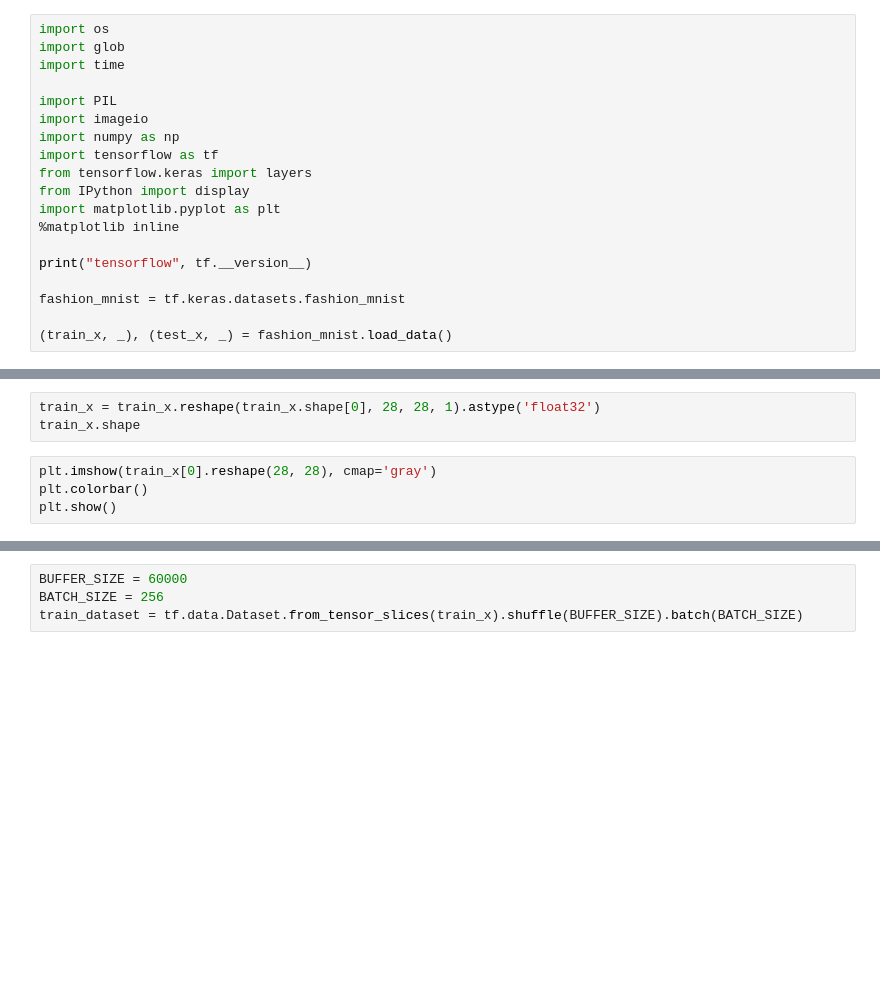
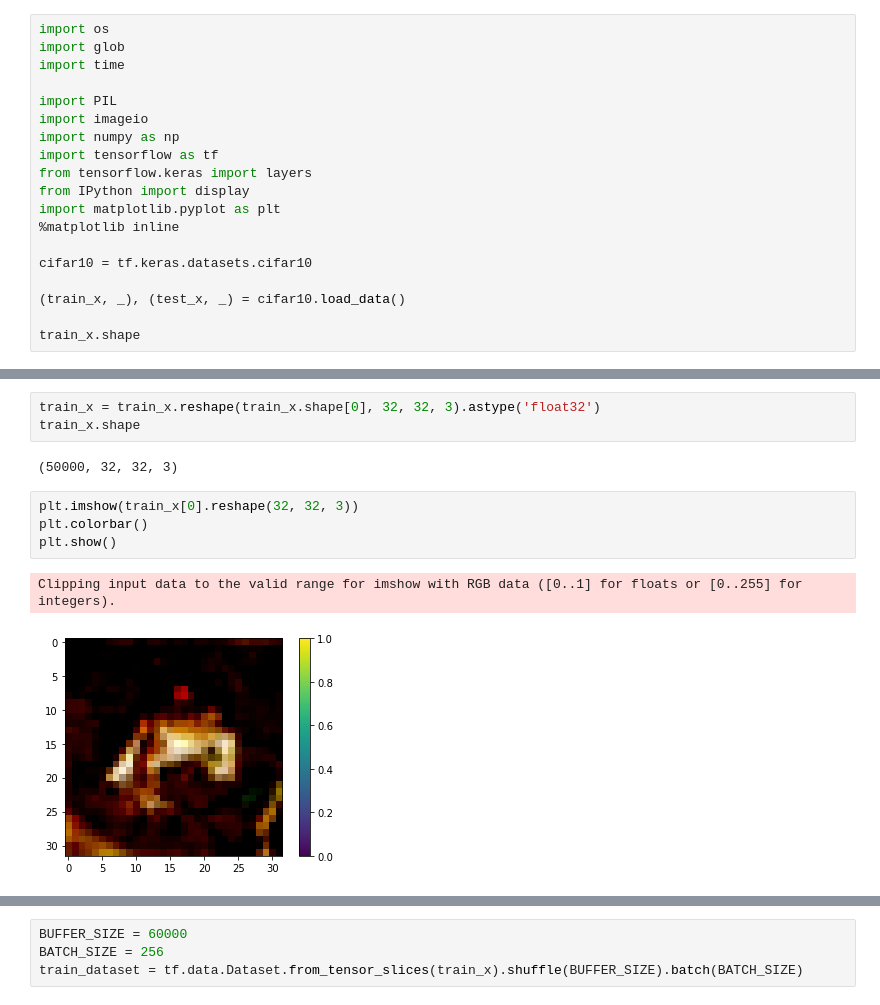
Before and after one commit to Jeonda/aiffel, a Jupyter notebook: [E12]CIFAR-10_GAN.ipynb, the cells around one changed output, grey strips where cells are left out. Cells and saved outputs as stored; diff of their text form; blank space fills up the shorter version.

```diff
--- a/[E12]CIFAR-10_GAN.ipynb
+++ b/[E12]CIFAR-10_GAN.ipynb
@@ -14,9 +19,9 @@ from IPython import display
 import matplotlib.pyplot as plt
 %matplotlib inline
 
-print("tensorflow", tf.__version__)
+cifar10 = tf.keras.datasets.cifar10
 
-fashion_mnist = tf.keras.datasets.fashion_mnist
+(train_x, _), (test_x, _) = cifar10.load_data()
 
-(train_x, _), (test_x, _) = fashion_mnist.load_data()
+train_x.shape
 # %% [output]
@@ -42,10 +46,15 @@ train_x.shape
 # %%
-train_x = train_x.reshape(train_x.shape[0], 28, 28, 1).astype('float32')
+train_x = train_x.reshape(train_x.shape[0], 32, 32, 3).astype('float32')
 train_x.shape
+# %% [output]
+(50000, 32, 32, 3)
 # %%
-plt.imshow(train_x[0].reshape(28, 28), cmap='gray')
+plt.imshow(train_x[0].reshape(32, 32, 3))
 plt.colorbar()
 plt.show()
+# %% [output]
+Clipping input data to the valid range for imshow with RGB data ([0..1] for floats or [0..255] for integers).
+[figure, added]
 # %%
 plt.figure(figsize=(10, 5))
 
```
Also changed, not shown: parts of 46 cells of this notebook.
